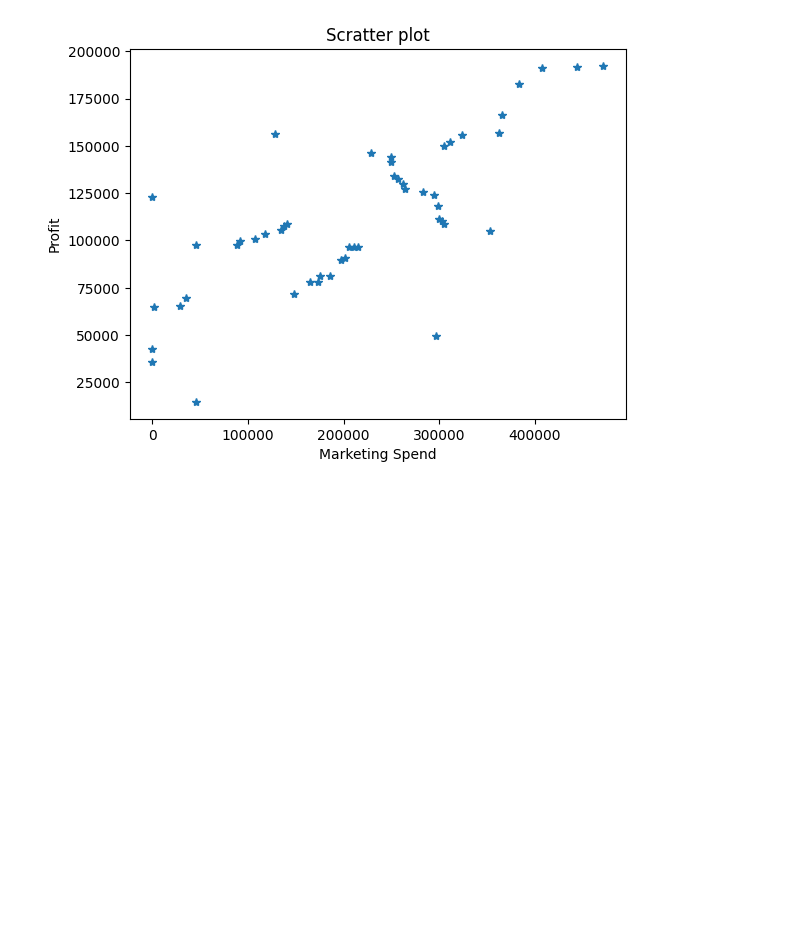
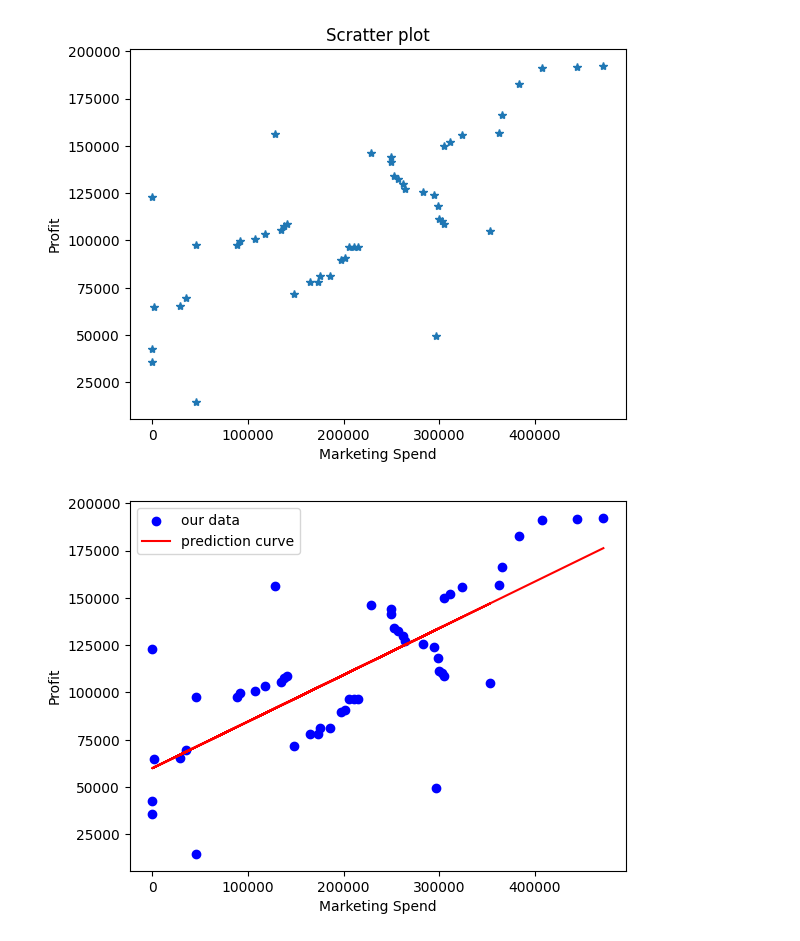
Before and after one commit to Amine-Alami/H3MachineLearning, a Jupyter notebook: Simple Linear.ipynb, the cells around one changed output. Cells and saved outputs as stored; diff of their text form; code cells hidden in the pictures; blank space fills up the shorter version.

Commit message:
approche intuitive

```diff
--- a/Simple Linear.ipynb
+++ b/Simple Linear.ipynb
@@ -58,3 +58,19 @@ plt.title("Scratter plot")
 plt.savefig("./intuitive_scatter.png")
 # %% [output]
 [figure]
+# %%
+def reg_plot(x,y,m):
+    plt.scatter(x,y,c='blue',label="our data")
+    plt.plot(x, m.predict(x.values.reshape(-1, 1)), color='red',label="prediction curve")
+    plt.xlabel("Marketing Spend")
+    plt.ylabel("Profit")
+    plt.legend()
+    return None
+
+
+linear_model = LinearRegression()
+linear_model.fit(X.values.reshape(-1, 1),Y)
+reg_plot(X,Y,linear_model)
+plt.savefig("./approche_intuitive.png")
+# %% [output]
+[figure, added]
```
Also changed, not shown: 1 other file.
